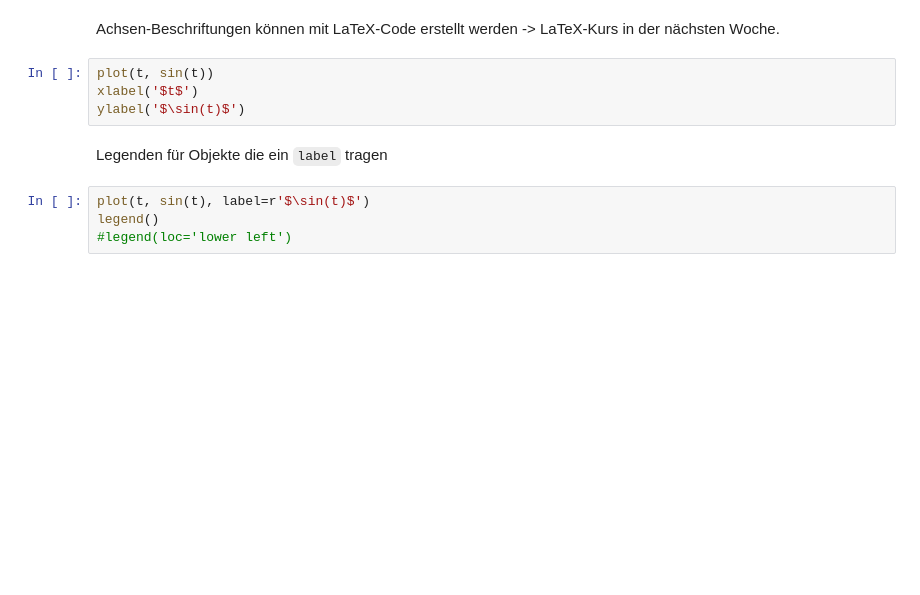
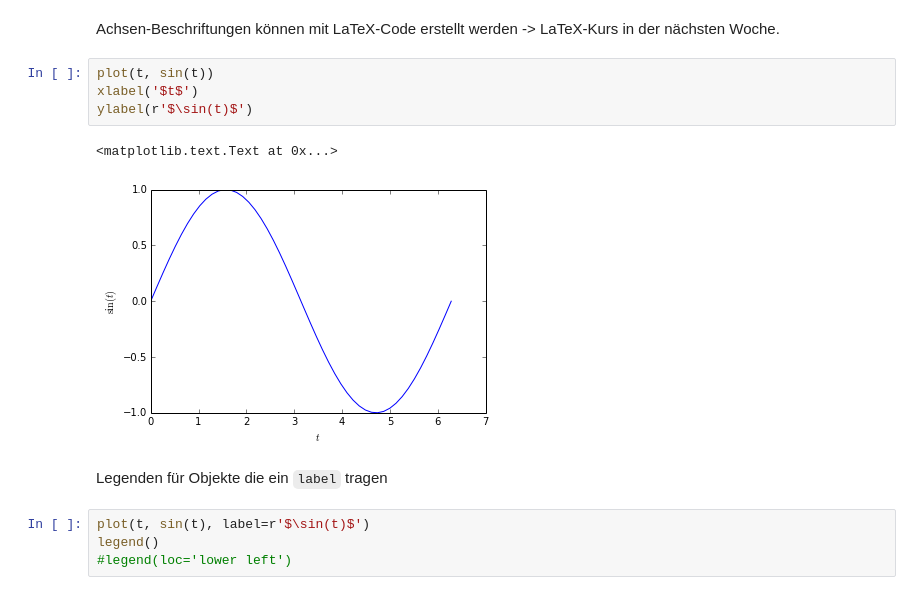
Before and after one commit to pep-dortmund/toolbox-workshop, a Jupyter notebook: python/Matplotlib.ipynb, the cells around one changed output. Drawn from its saved outputs; the diff is of its cells as text; blank space fills up the shorter version.

```diff
--- a/python/Matplotlib.ipynb
+++ b/python/Matplotlib.ipynb
@@ -55,7 +68,10 @@ Achsen-Beschriftungen können mit LaTeX-Code erstellt werden -> LaTeX-Kurs in de
 # %%
 plot(t, sin(t))
 xlabel('$t$')
-ylabel('$\sin(t)$')
+ylabel(r'$\sin(t)$')
+# %% [output]
+<matplotlib.text.Text at 0x...>
+[figure, added]
 # %% [markdown]
 Legenden für Objekte die ein `label` tragen
 # %%
```
Also changed, not shown: parts of 9 cells of this notebook, 1 other file.
